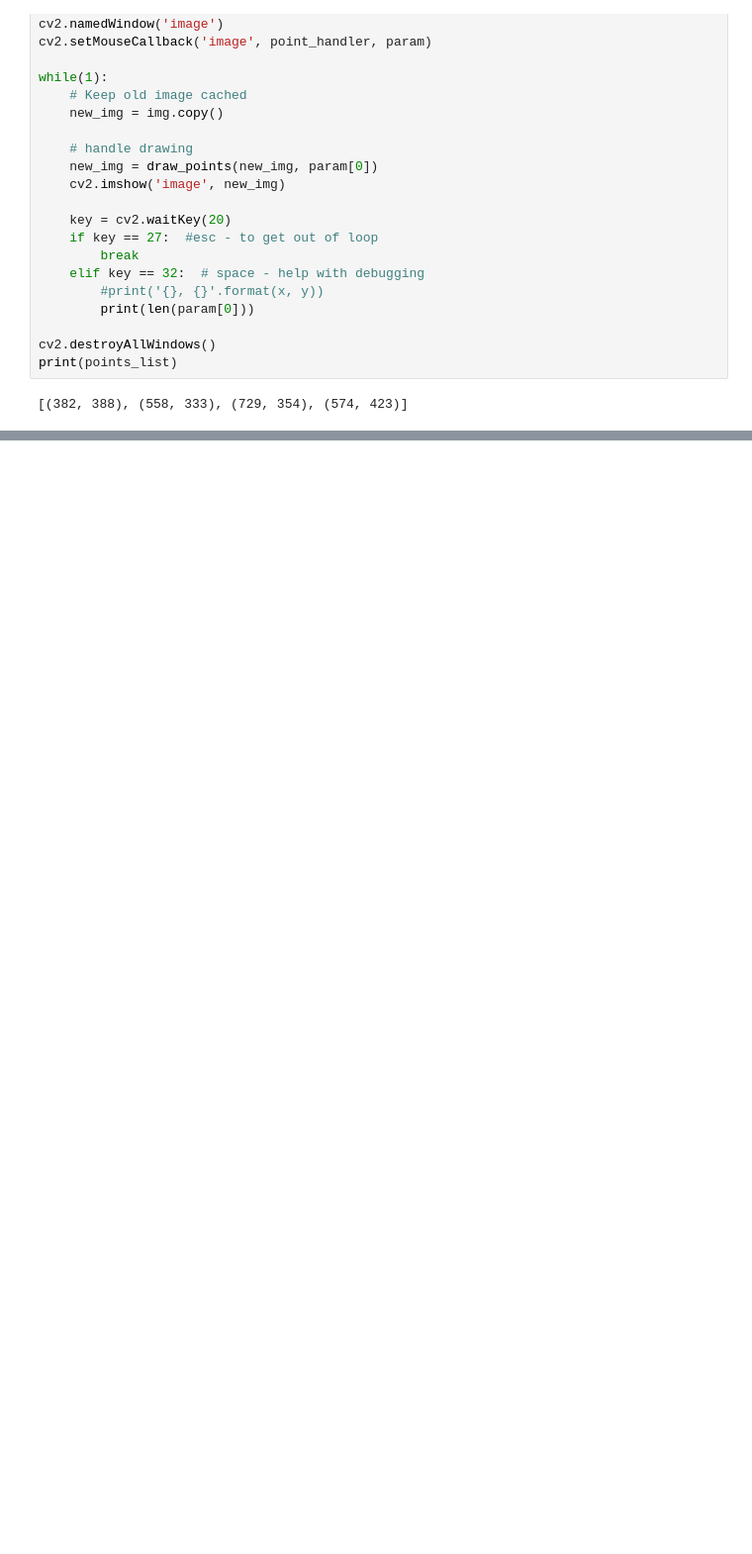
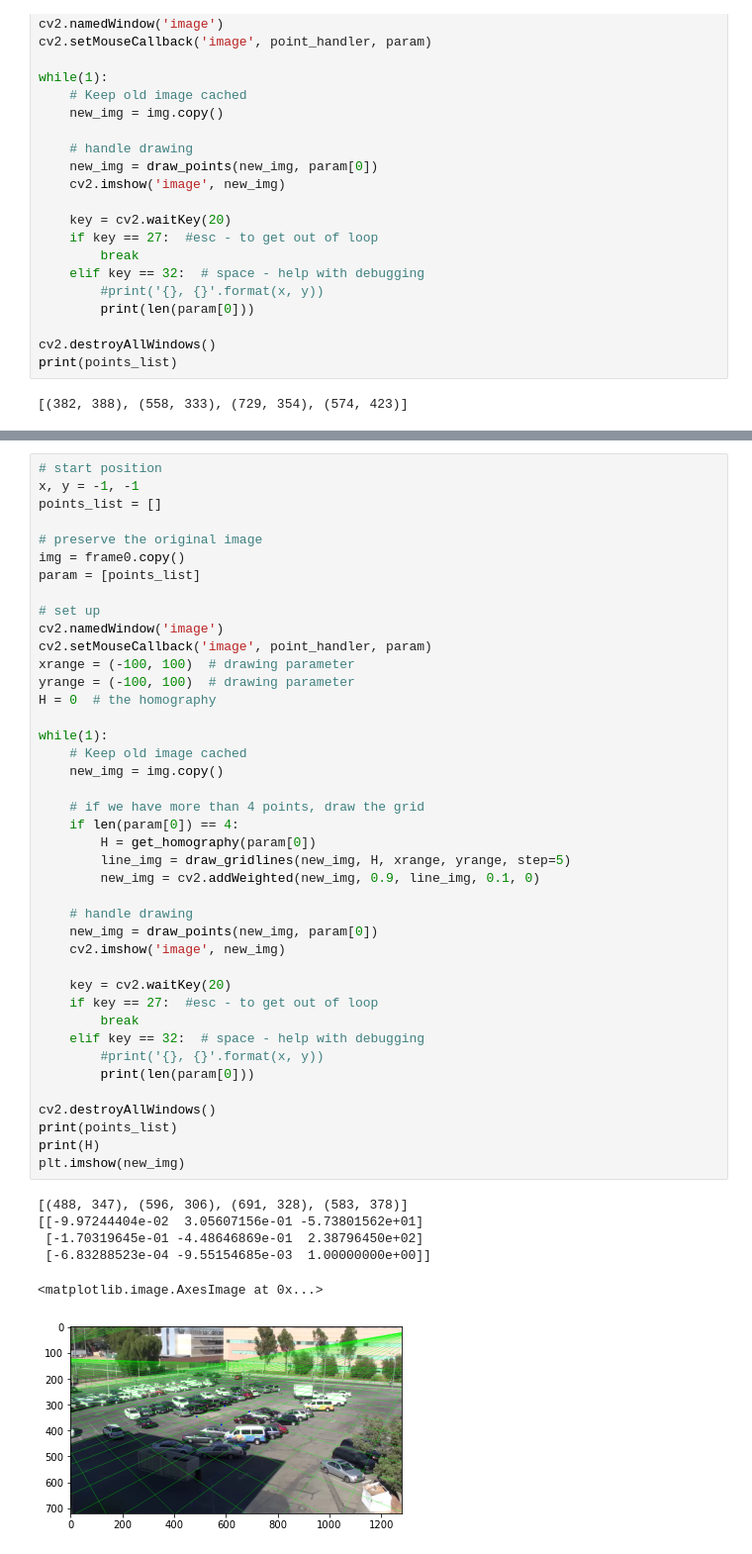
Before and after one commit to endernac/CV-Final-Project, a Jupyter notebook: homography_testing.ipynb, the cells around one changed output, grey strips where cells are left out. Shown at 99% size. Drawn from its saved outputs; the diff is of its cells as text; blank space fills up the shorter version.

```diff
--- a/homography_testing.ipynb
+++ b/homography_testing.ipynb
@@ -369,0 +621,48 @@ print(points_list)
+# %%
+# start position
+x, y = -1, -1
+points_list = []
+
+# preserve the original image
+img = frame0.copy()
+param = [points_list]
+
+# set up
+cv2.namedWindow('image')
+cv2.setMouseCallback('image', point_handler, param)
+xrange = (-100, 100)  # drawing parameter
+yrange = (-100, 100)  # drawing parameter
+H = 0  # the homography
+
+while(1):
+    # Keep old image cached
+    new_img = img.copy()
+
+    # if we have more than 4 points, draw the grid
+    if len(param[0]) == 4:
+        H = get_homography(param[0])
+        line_img = draw_gridlines(new_img, H, xrange, yrange, step=5)
+        new_img = cv2.addWeighted(new_img, 0.9, line_img, 0.1, 0)
+
+    # handle drawing
+    new_img = draw_points(new_img, param[0])
+    cv2.imshow('image', new_img)
+
+    key = cv2.waitKey(20)
+    if key == 27:  #esc - to get out of loop
+        break
+    elif key == 32:  # space - help with debugging
+        #print('{}, {}'.format(x, y))
+        print(len(param[0]))
+
+cv2.destroyAllWindows()
+print(points_list)
+print(H)
+plt.imshow(new_img)
+# %% [output]
+[(488, 347), (596, 306), (691, 328), (583, 378)]
+[[-9.97244404e-02  3.05607156e-01 -5.73801562e+01]
+ [-1.70319645e-01 -4.48646869e-01  2.38796450e+02]
+ [-6.83288523e-04 -9.55154685e-03  1.00000000e+00]]
+<matplotlib.image.AxesImage at 0x...>
+[figure, added]
```
Also changed, not shown: parts of 8 cells of this notebook.
